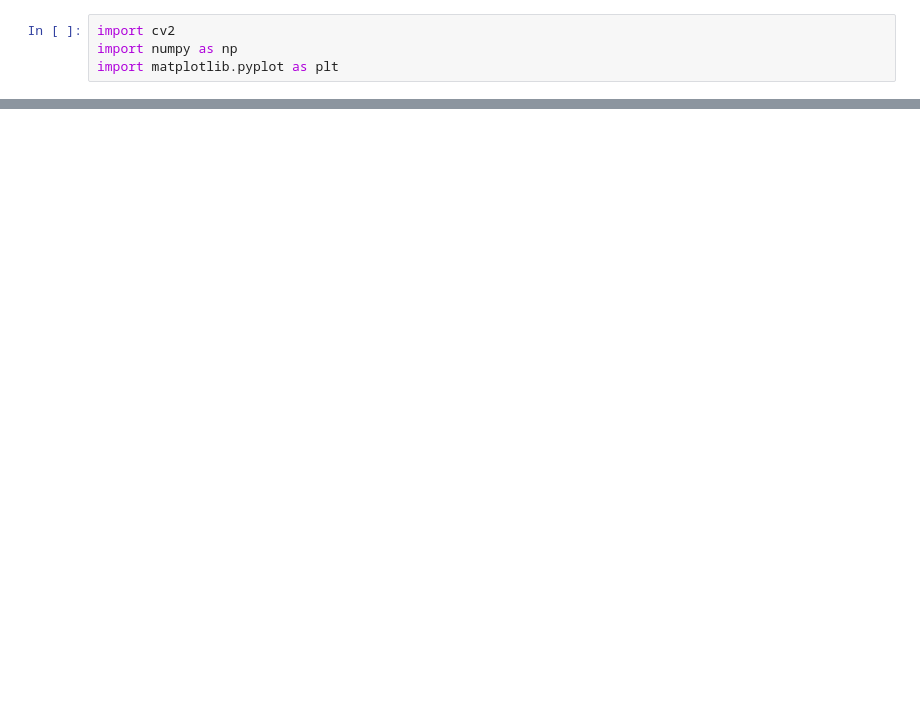
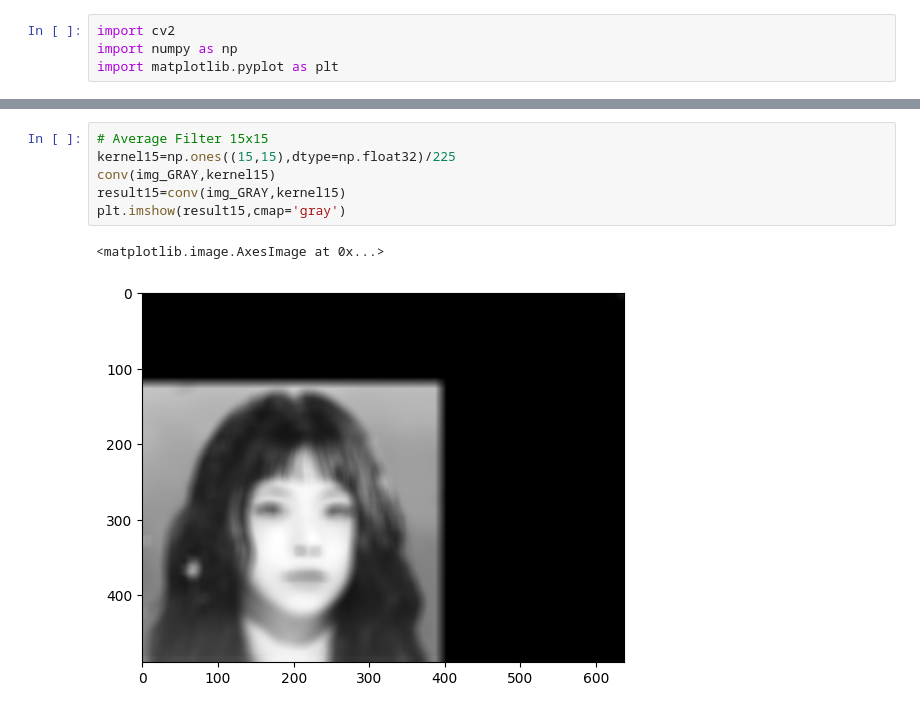
Before and after one commit to KimSeonHo-719/CV, a Jupyter notebook: 과제1.ipynb, the cells around one changed output, grey strips where cells are left out. Cells and saved outputs as stored; diff of their text form; blank space fills up the shorter version.

```diff
--- a/과제1.ipynb
+++ b/과제1.ipynb
@@ -43,0 +76,9 @@ kernel_55=np.ones((5,5),dtype=np.float32)/25
+# %%
+# Average Filter 15x15
+kernel15=np.ones((15,15),dtype=np.float32)/225
+conv(img_GRAY,kernel15)
+result15=conv(img_GRAY,kernel15)
+plt.imshow(result15,cmap='gray')
+# %% [output]
+<matplotlib.image.AxesImage at 0x...>
+[figure, added]
```
Also changed, not shown: parts of 8 cells of this notebook.
